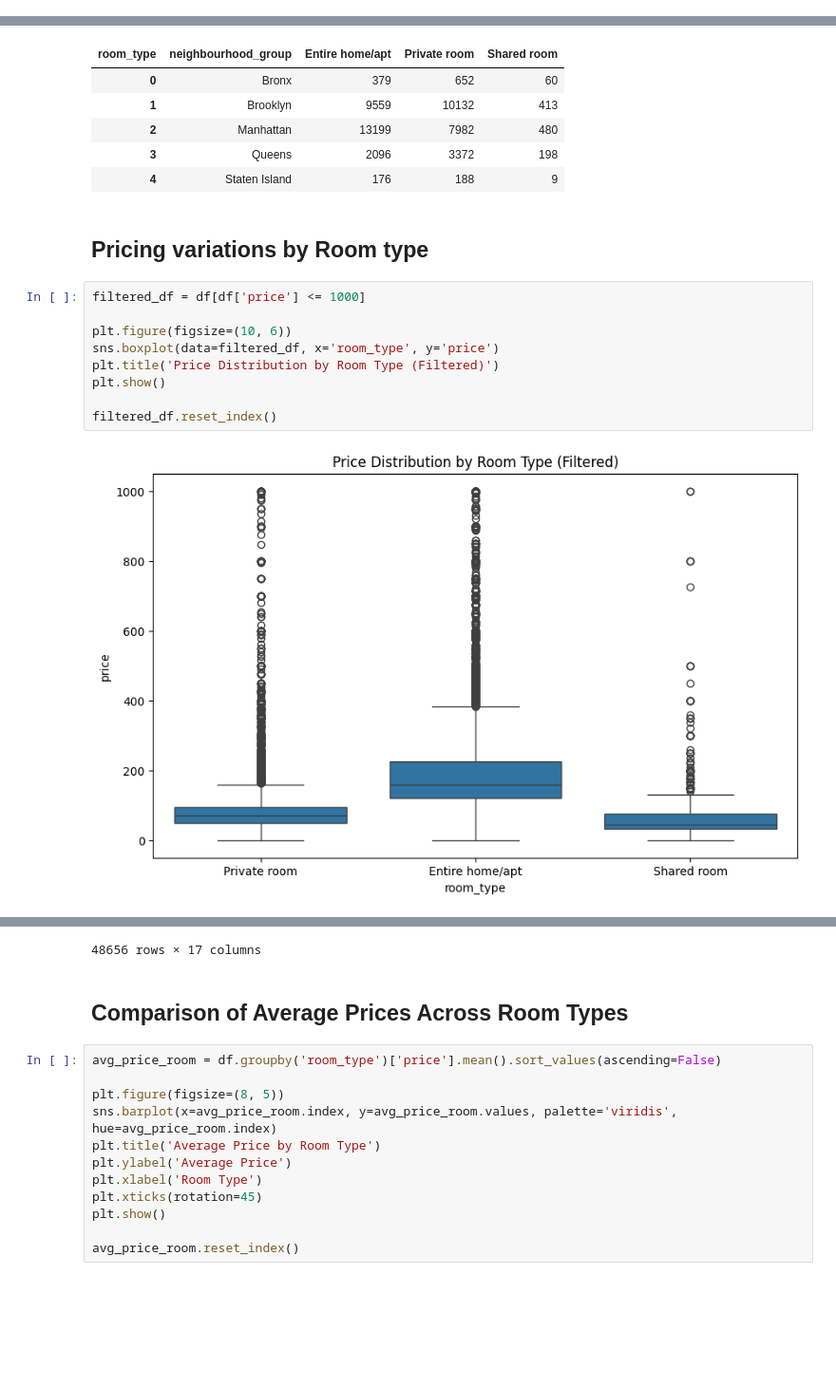
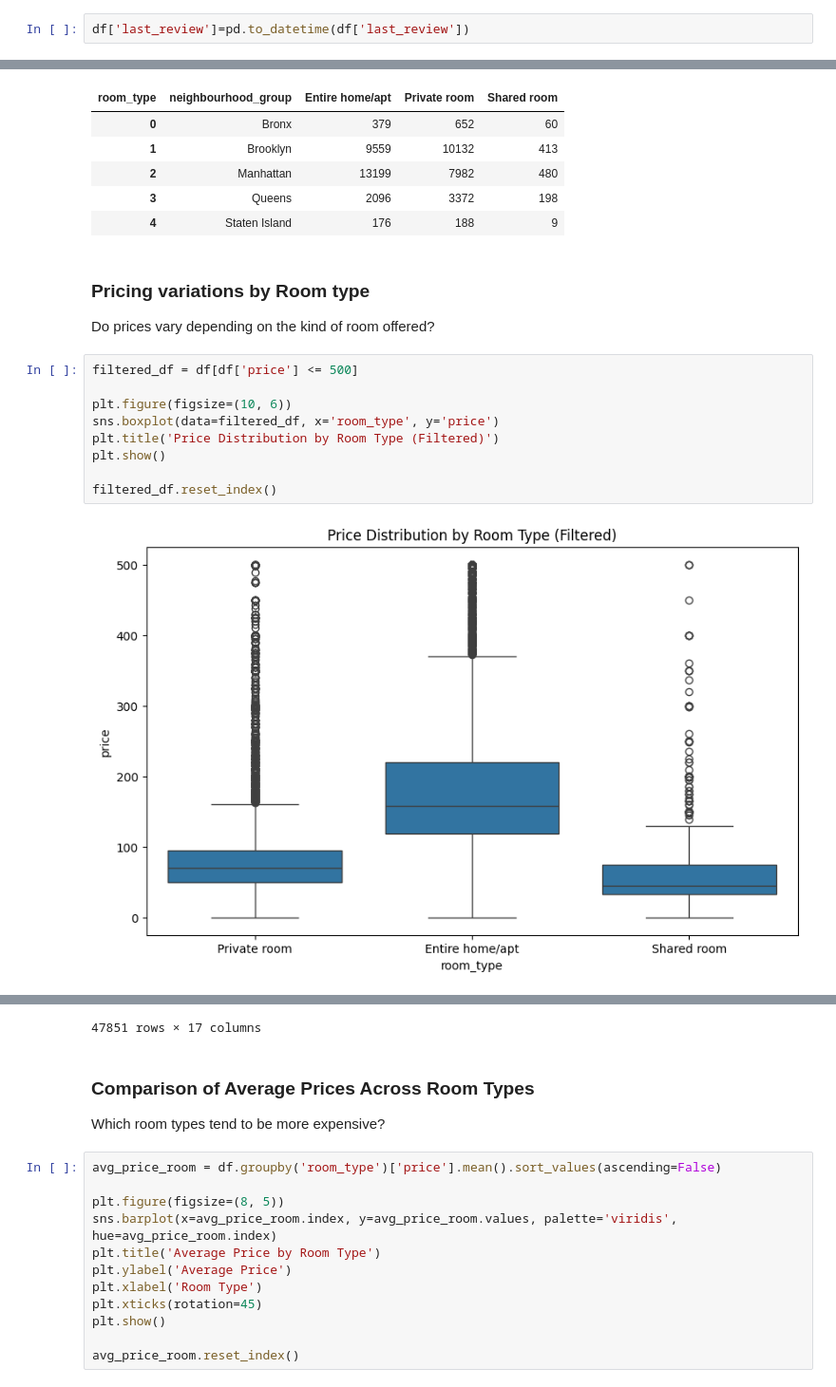
Before and after one commit to msalaverri/machine-learning-python-msalaverri, a Jupyter notebook: src/explore.ipynb, the cells around one changed output, grey strips where cells are left out. Shown at 95% size. Drawn from its saved outputs; the diff is of its cells as text; blank space fills up the shorter version.

```diff
--- a/src/explore.ipynb
+++ b/src/explore.ipynb
@@ -40,6 +42,8 @@ Data columns (total 16 columns):
  15  availability_365                48895 non-null  int64
 dtypes: float64(3), int64(7), object(6)
 memory usage: 6.0+ MB
+# %%
+df['last_review']=pd.to_datetime(df['last_review'])
 # %%
 #Looking for Duplicates removing id variable
 duplicates = df.duplicated()
@@ -214,18 +226,20 @@ room_dist.reset_index()
 | 3 | Queens | 2096 | 3372 | 198 |
 | 4 | Staten Island | 176 | 188 | 9 |
 # %% [markdown]
-## Pricing variations by Room type
+### Pricing variations by Room type
+
+Do prices vary depending on the kind of room offered?
 # %%
-filtered_df = df[df['price'] <= 1000]
+filtered_df = df[df['price'] <= 500]
 
 plt.figure(figsize=(10, 6))
 sns.boxplot(data=filtered_df, x='room_type', y='price')
 plt.title('Price Distribution by Room Type (Filtered)')
 plt.show()
 
 filtered_df.reset_index()
 # %% [output]
-[figure, old version]
+[figure, new version]
 |  | index | id | name | host_id | host_name | neighbourhood_group | neighbourhood | latitude | ... |
 | 0 | 0 | 2539 | Clean & quiet apt home by the park | 2787 | John | Brooklyn | Kensington | 40.64749 | ... |
 | 1 | 1 | 2595 | Skylit Midtown Castle | 2845 | Jennifer | Manhattan | Midtown | 40.75362 | ... |
@@ -241,6 +255,8 @@ filtered_df.reset_index()
-48656 rows × 17 columns
+47851 rows × 17 columns
 # %% [markdown]
-## Comparison of Average Prices Across Room Types
+### Comparison of Average Prices Across Room Types
+
+Which room types tend to be more expensive?
 # %%
 avg_price_room = df.groupby('room_type')['price'].mean().sort_values(ascending=False)
 
```
Also changed, not shown: parts of 29 cells of this notebook.
